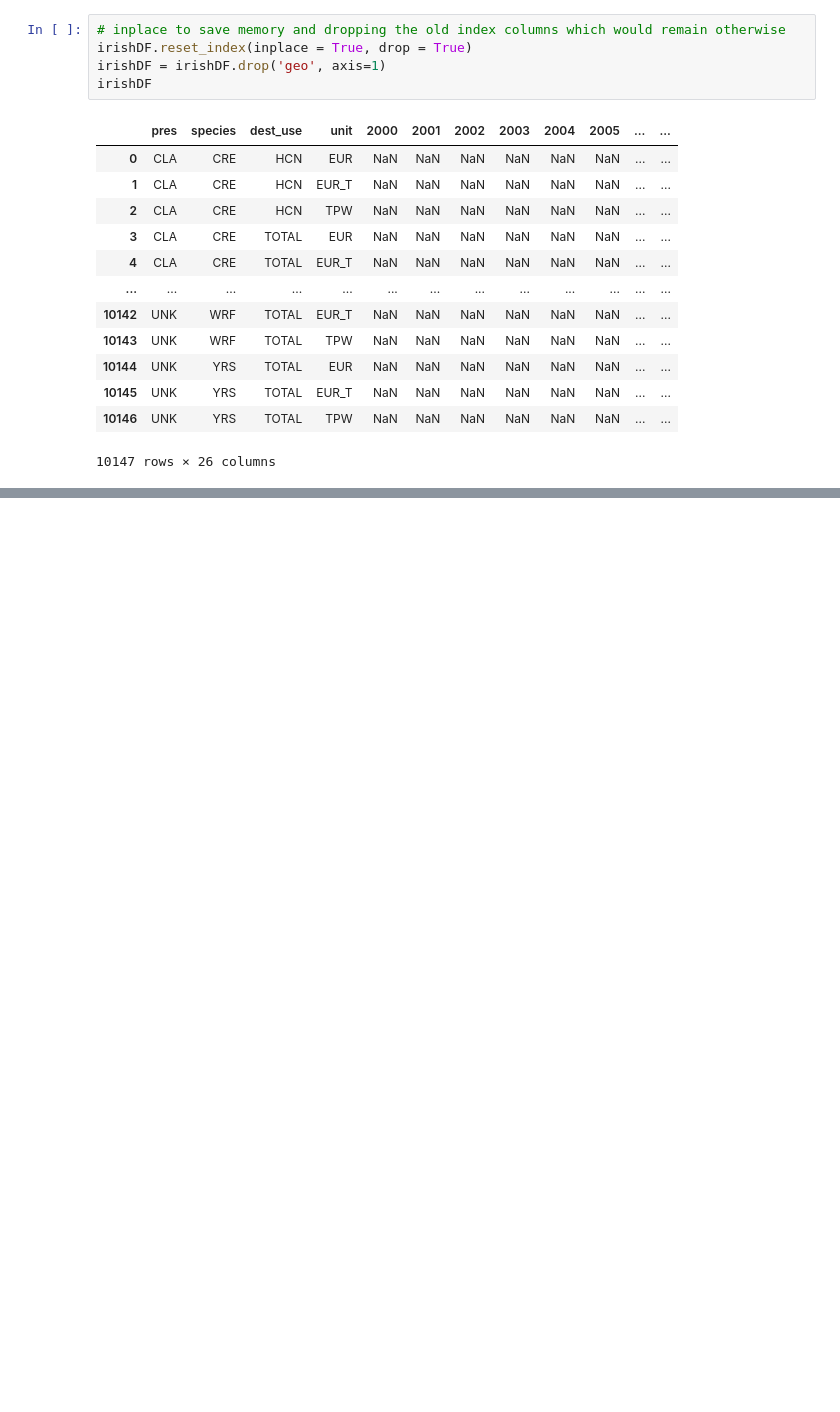
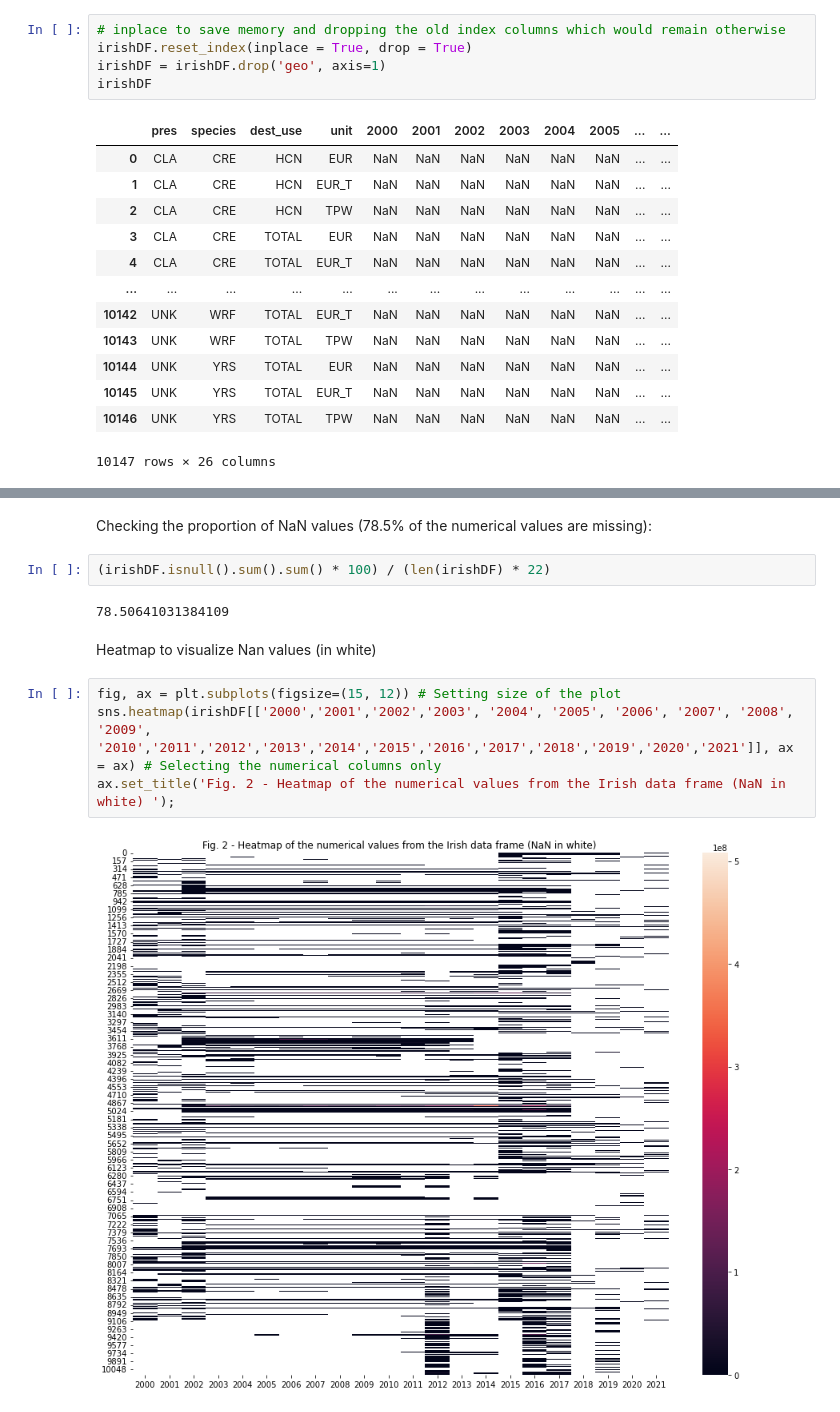
Before and after one commit to Carloselrecharlie/CA2, a Jupyter notebook: Fishery report.ipynb, the cells around one changed output, grey strips where cells are left out. Cells and saved outputs as stored; diff of their text form; blank space fills up the shorter version.

```diff
--- a/Fishery report.ipynb
+++ b/Fishery report.ipynb
@@ -455,0 +486,14 @@ irishDF.head(50)
+# %% [markdown]
+Checking the proportion of NaN values (78.5% of the numerical values are missing):
+# %%
+(irishDF.isnull().sum().sum() * 100) / (len(irishDF) * 22)
+# %% [output]
+78.50641031384109
+# %% [markdown]
+Heatmap to visualize Nan values (in white)
+# %%
+fig, ax = plt.subplots(figsize=(15, 12)) # Setting size of the plot
+sns.heatmap(irishDF[['2000','2001','2002','2003', '2004', '2005', '2006', '2007', '2008', '2009', '2010','2011','2012','2013','2014','2015','2016','2017','2018','2019','2020','2021']], ax = ax) # Selecting the numerical columns only
+ax.set_title('Fig. 2 - Heatmap of the numerical values from the Irish data frame (NaN in white) ');
+# %% [output]
+[figure, added]
```
Also changed, not shown: parts of 50 cells of this notebook.
